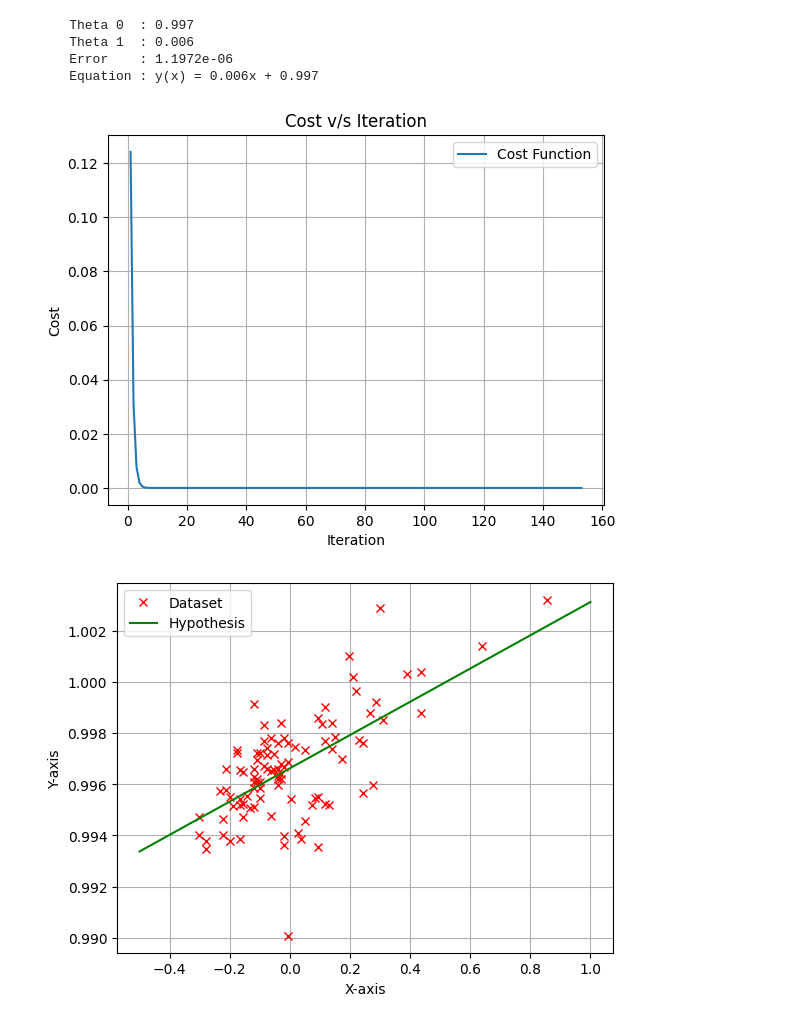
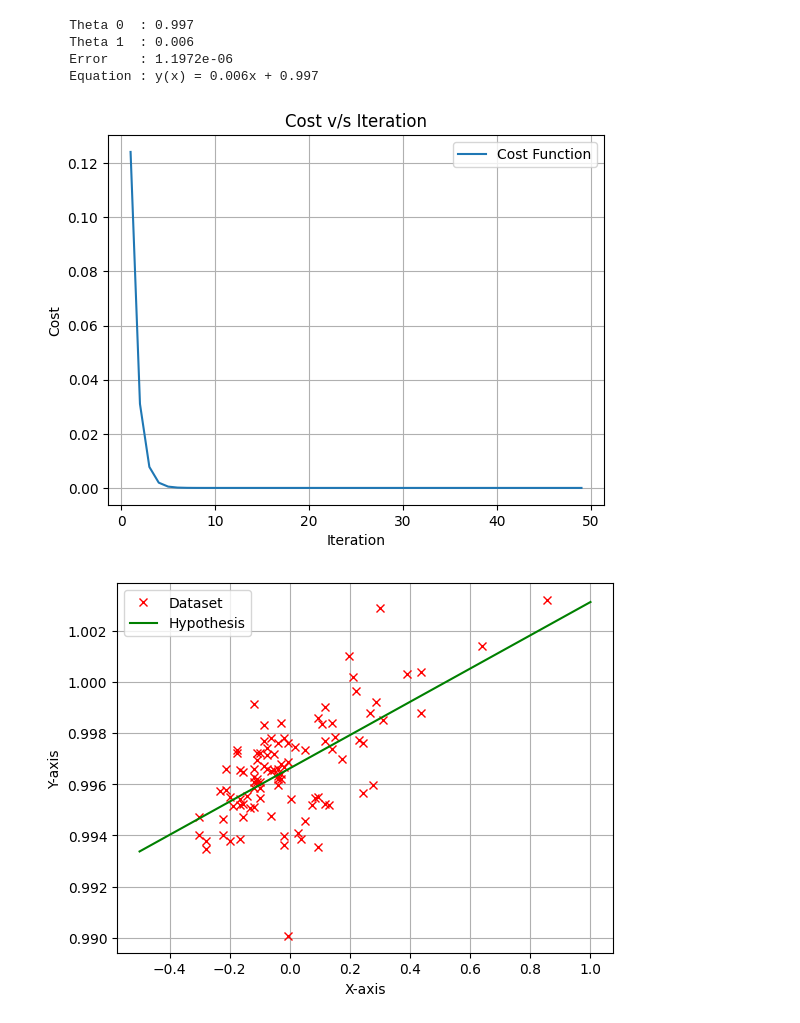
Before and after one commit to rohitaryal/ml, a Jupyter notebook: linear_regression1.ipynb, the cells around one changed output. Saved outputs shown, nothing was run; the diff lists cells and outputs as text; code cells hidden in the pictures.

Commit message:
Only upto first 50 iteration in cost vs iteration plot

```diff
--- a/linear_regression1.ipynb
+++ b/linear_regression1.ipynb
@@ -117,13 +117,13 @@ f"""
 # %%
 plt.grid()
 plt.title("Cost v/s Iteration")
 plt.xlabel("Iteration")
 plt.ylabel("Cost")
-plt.plot(range(len(cost_arr)), cost_arr, label="Cost Function")
+plt.plot(range(50), cost_arr[:50], label="Cost Function")
 plt.legend()
 plt.show()
 # %% [output]
-[figure, old version]
+[figure, new version]
 # %%
 x_line = linspace(-0.5, 1, 100)
 y_line = [theta_1 * x + theta_0 for x in x_line]
```
